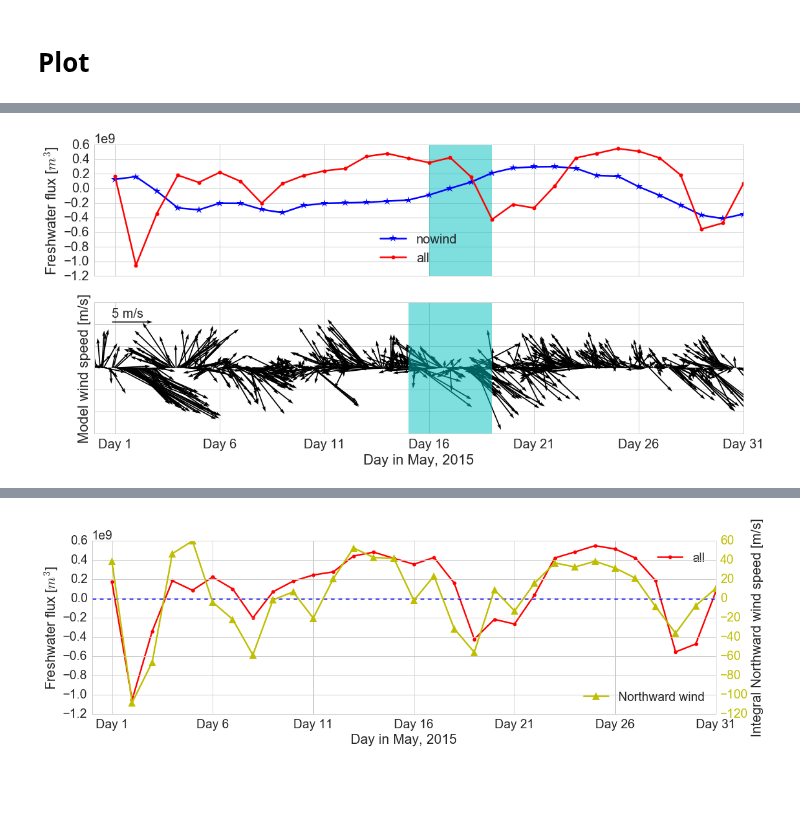
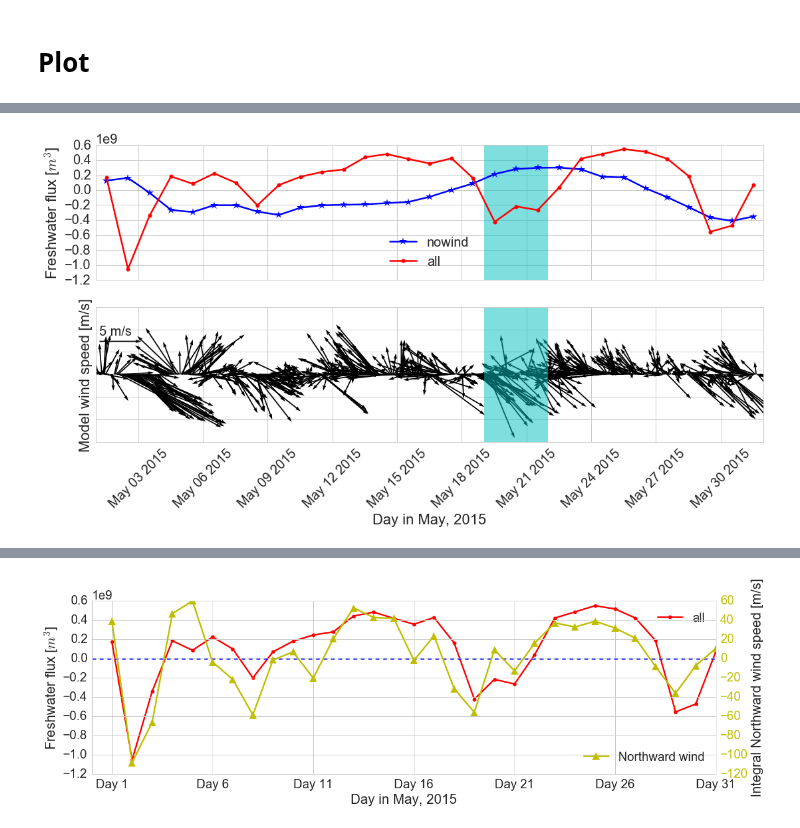
Before and after one commit to SalishSeaCast/analysis-jie, a Jupyter notebook: jie/surface_current/CheckTransportByWind.ipynb, the cells around one changed output, grey strips where cells are left out. Drawn from its saved outputs; the diff is of its cells as text; code cells hidden in the pictures; blank space fills up the shorter version.

Commit message:
change x object to datetime

```diff
--- a/jie/surface_current/CheckTransportByWind.ipynb
+++ b/jie/surface_current/CheckTransportByWind.ipynb
@@ -253,0 +248,7 @@ tickslabels = ['','Day 1', 'Day 6', 'Day 11', 'Day 16', 'Day 21','Day 26', 'Day
+# %%
+import matplotlib.dates as md
+t_daily = [datetime.datetime(2015,5,day,12,30) for day in np.arange(1,32)]
+t_wind = [datetime.datetime(2015,5,day,hour, 30) for day in np.arange(1,32) for hour in np.arange(24)]
+
+t_start = datetime.datetime(2015,5,1,0,30)
+t_end = datetime.datetime(2015,5,31,23,30)
@@ -254,26 +277,27 @@ tickslabels = ['','Day 1', 'Day 6', 'Day 11', 'Day 16', 'Day 21','Day 26', 'Day
+# %%
+## if Day 19~21
+a = datetime.datetime(2015,5,19,0,30)
+b = datetime.datetime(2015,5,21,23,30)
 # %%
-## May 16~19
+## May 19~21
 fig,axs = plt.subplots(2,1,figsize = (18,8))
 ax = axs[0]
-ax.plot(inte_weak_May['May2015nowind'],'b*-',markersize = 12,label ='nowind')
-ax.plot(inte_weak_May['May2015combineall'],'r.-',markersize = 12,label ='all')
-ax.axvspan(a, b, color='c', alpha=0.5, lw=0)
+ax.plot(t_daily,inte_weak_May['May2015nowind'],'b*-',markersize = 12,label ='nowind')
+ax.plot(t_daily,inte_weak_May['May2015combineall'],'r.-',markersize = 12,label ='all')
 ax.legend(loc = 'best')
-ax.set_xlim([-1,30])
-ax.set_xticks(ticks1)
 ax.set_ylabel('Freshwater flux [$m^3$]')
 plt.setp(ax.get_xticklabels(), visible=False)
 ax = axs[1]
-quiver = ax.quiver(u_may[:],v_may[:],scale = 80,width=0.0017, color='k')
-ax.quiverkey(quiver,20,0.042, 5, '',coordinates='data', color='black', labelcolor='black')
-ax.text(20,0.046,'5 m/s', fontsize = 20)
-ax.set_xlim([0,744])
-ax.axvspan(A, B, color='c', alpha=0.5, lw=0)
-ax.set_xticks(ticks2)
-ax.set_xticklabels(tickslabels)
+quiver = ax.quiver(md.date2num(t_wind),np.ones(1),u_may[:],v_may[:],scale = 80,width=0.0017, color='k')
+ax.quiverkey(quiver,md.date2num(t_wind)[4],1.03,5, '',coordinates='data', color='black', labelcolor='black')
+ax.text(md.date2num(t_wind)[4],1.035,'5 m/s', fontsize = 20)
+for ax in axs: ## set xlims
+    ax.set_xlim([t_start,t_end])
+    ax.axvspan(a, b, color='c', alpha=0.5, lw=0)
 ax.set_xlabel('Day in May, 2015')
 ax.set_ylabel('Model wind speed [m/s]')
 plt.setp(ax.get_yticklabels(), visible=False)
+plt.xticks(rotation=45)
 plt.show()
 # %% [output]
-[figure, old version]
+[figure, new version]
```
Also changed, not shown: parts of 5 cells of this notebook.
